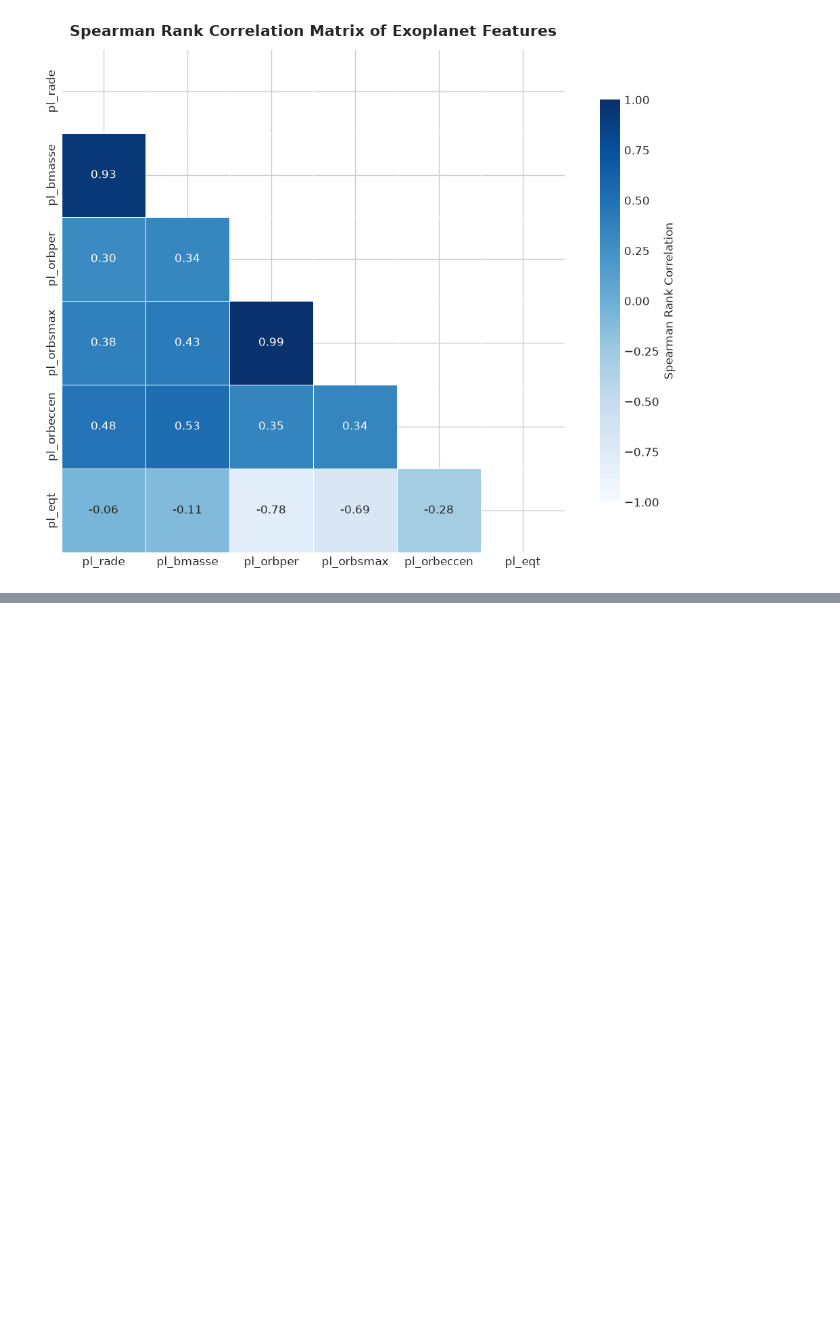
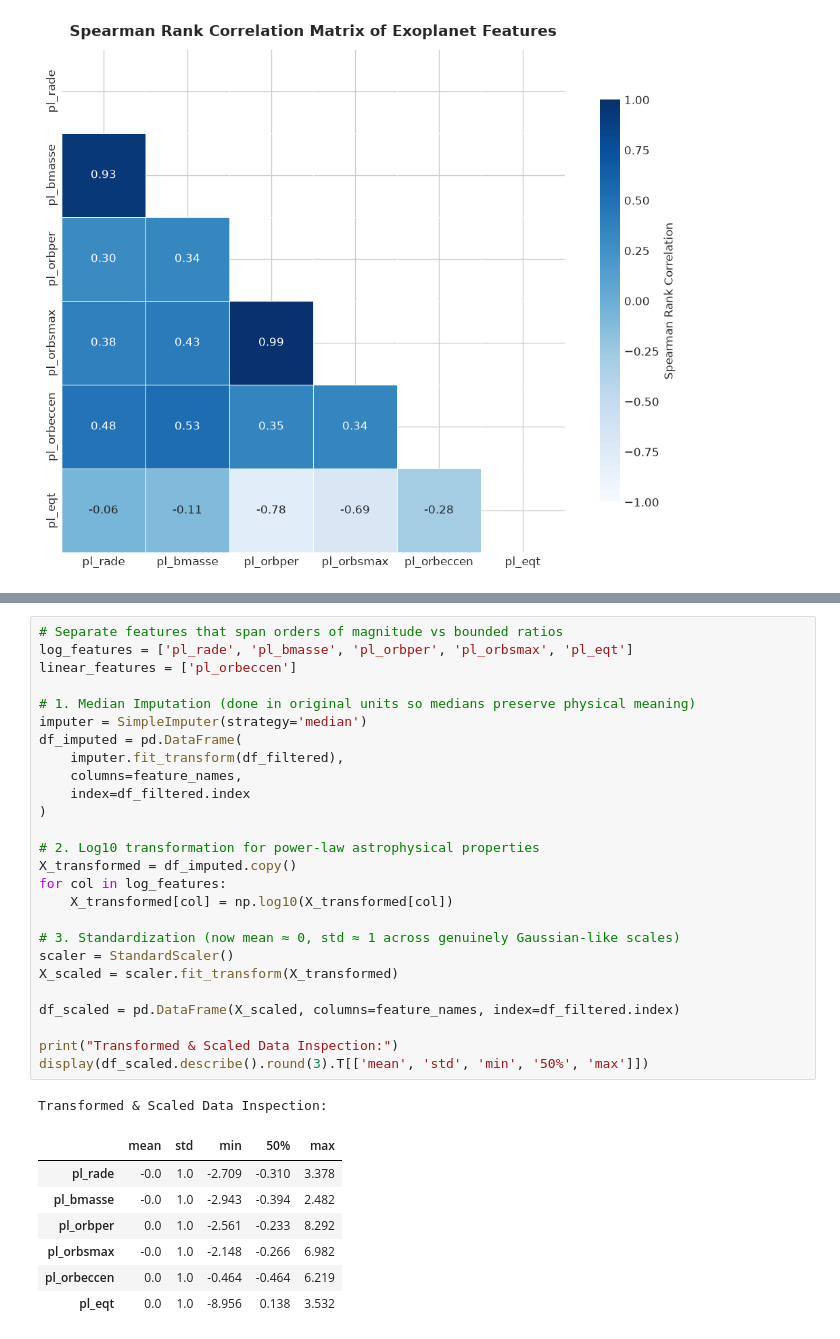
Before and after one commit to DeViKaanil62/ml-capstone, a Jupyter notebook: Clustering.ipynb, the cells around one changed output, grey strips where cells are left out. Drawn from its saved outputs; the diff is of its cells as text; blank space fills up the shorter version.

```diff
--- a/Clustering.ipynb
+++ b/Clustering.ipynb
@@ -235,0 +239,35 @@ plt.show()
+# %%
+# Separate features that span orders of magnitude vs bounded ratios
+log_features = ['pl_rade', 'pl_bmasse', 'pl_orbper', 'pl_orbsmax', 'pl_eqt']
+linear_features = ['pl_orbeccen']
+
+# 1. Median Imputation (done in original units so medians preserve physical meaning)
+imputer = SimpleImputer(strategy='median')
+df_imputed = pd.DataFrame(
+    imputer.fit_transform(df_filtered),
+    columns=feature_names,
+    index=df_filtered.index
+)
+
+# 2. Log10 transformation for power-law astrophysical properties
+X_transformed = df_imputed.copy()
+for col in log_features:
+    X_transformed[col] = np.log10(X_transformed[col])
+
+# 3. Standardization (now mean ≈ 0, std ≈ 1 across genuinely Gaussian-like scales)
+scaler = StandardScaler()
+X_scaled = scaler.fit_transform(X_transformed)
+
+df_scaled = pd.DataFrame(X_scaled, columns=feature_names, index=df_filtered.index)
+
+print("Transformed & Scaled Data Inspection:")
+display(df_scaled.describe().round(3).T[['mean', 'std', 'min', '50%', 'max']])
+# %% [output]
+Transformed & Scaled Data Inspection:
+|  | mean | std | min | 50% | max |
+| pl_rade | -0.0 | 1.0 | -2.709 | -0.310 | 3.378 |
+| pl_bmasse | -0.0 | 1.0 | -2.943 | -0.394 | 2.482 |
+| pl_orbper | 0.0 | 1.0 | -2.561 | -0.233 | 8.292 |
+| pl_orbsmax | -0.0 | 1.0 | -2.148 | -0.266 | 6.982 |
+| pl_orbeccen | 0.0 | 1.0 | -0.464 | -0.464 | 6.219 |
+| pl_eqt | 0.0 | 1.0 | -8.956 | 0.138 | 3.532 |
```
Also changed, not shown: parts of 1 cell of this notebook.
